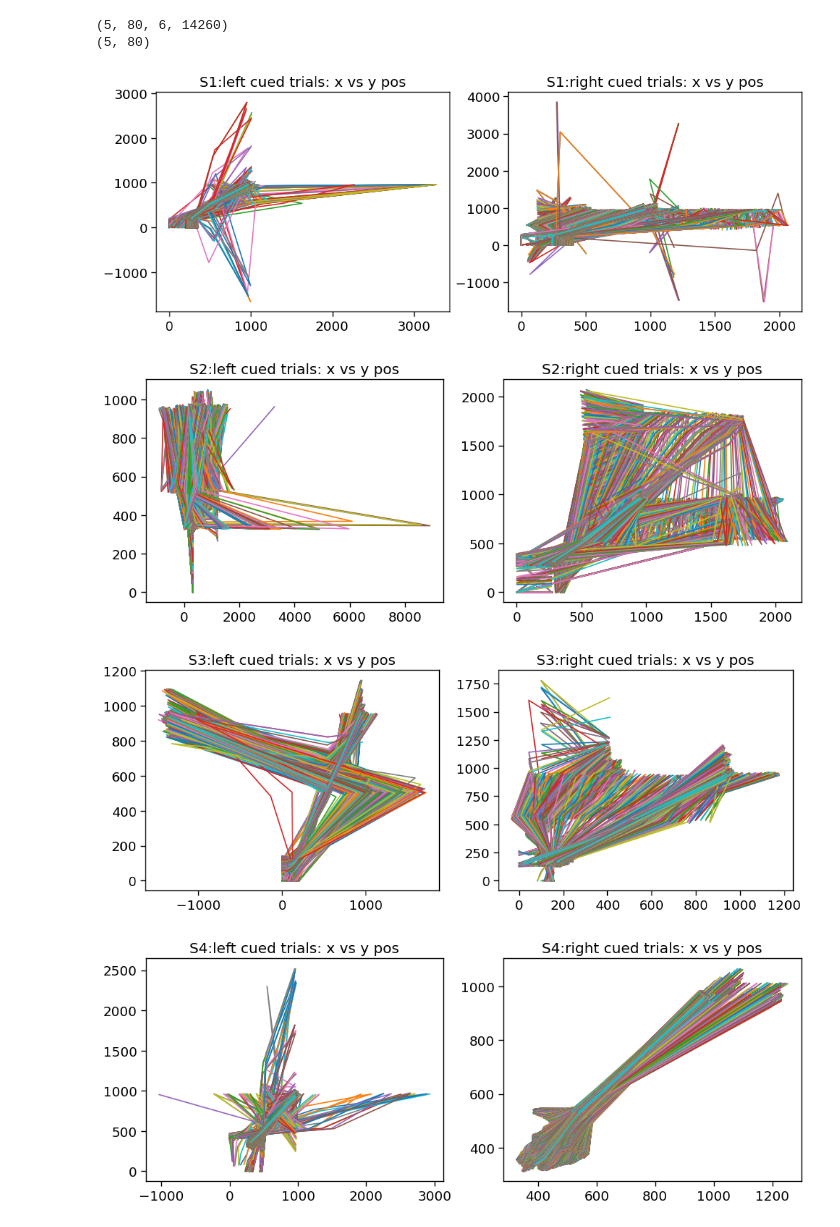
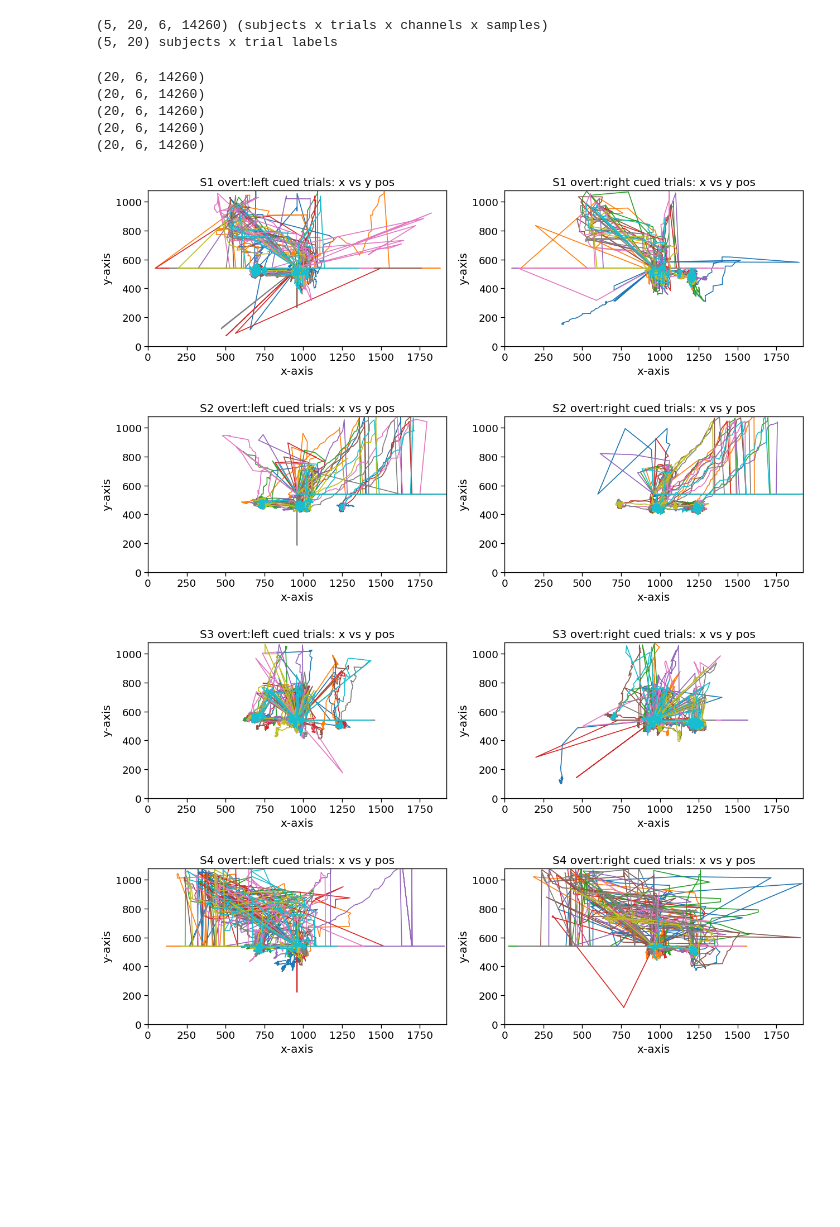
Before and after one commit to ShekharNarayanan/Covert_CVEP, a Jupyter notebook: version_2/analysis/eye_tracker_analysis1.ipynb, the cells around one changed output. Saved outputs shown, nothing was run; the diff lists cells and outputs as text; code cells hidden in the pictures; blank space fills up the shorter version.

Commit message:
updated position plots + added decoding curve

```diff
--- a/version_2/analysis/eye_tracker_analysis1.ipynb
+++ b/version_2/analysis/eye_tracker_analysis1.ipynb
@@ -26,16 +100,23 @@ subjects_covert = ["pilot3",
 exp_params = {
 'trial_time':20,
 'n_trials':20,
-'condition':"covert",
 "code":"mgold_61_6521_mod",
 "ses": "ses-S001",
-"runs" : 4,
+"covert_runs" : 4,
+"overt_runs" : 1,
 "fs": 713
 }
 
-# trial duration in samples
-trial_time_samples = exp_params['fs']*exp_params['trial_time']
-total_trials = exp_params['n_trials'] * exp_params ['runs']
+# Set conditions for the notebook
+condition = 'overt'
+if condition == 'covert':
+    # trial_time_samples = exp_params['fs'] * exp_params['trial_time']
+    trial_time_samples = exp_params['fs'] * exp_params['trial_time']
+    total_trials = exp_params['n_trials'] * exp_params ['covert_runs']
+else:
+    trial_time_samples = exp_params['fs'] * exp_params['trial_time']
+    total_trials = exp_params['n_trials'] * exp_params ['overt_runs']
+
 n_chans = 6 # 6 channels in eye tracking data
 # %%
 epo_data_all_subjects = np.zeros((len(subjects_covert), total_trials, n_chans, trial_time_samples))
@@ -150,32 +204,49 @@ Stream 1: Calculated effective sampling rate 731.5099 Hz is different from speci
 # %%
-print(epo_data_all_subjects.shape)
-print(labels_all_subjects.shape)
+print(epo_data_all_subjects.shape, "(subjects x trials x channels x samples)")
+print(labels_all_subjects.shape,"subjects x trial labels")
 # %% [output]
-(5, 80, 6, 14260)
-(5, 80)
+(5, 20, 6, 14260) (subjects x trials x channels x samples)
+(5, 20) subjects x trial labels
 # %%
 for i_sub in range(len(subjects_covert)):
 
     # get data
     X, y = epo_data_all_subjects[i_sub], labels_all_subjects[i_sub]
+    # trial_chosen = 1
+    print(X.shape)
 
     # plot eye tracking data for different classes
 
     # pick a random run here
     data_class0 = X[np.where(y == 0)[0]]
     data_class1 = X[np.where(y == 1)[0]]
 
-    plt.figure(figsize = (11.69,4))
+    plt.figure(figsize = (13,4))
     plt.subplot(121)
-    plt.plot(data_class0[0],data_class0[1])
-    plt.title(f'S{i_sub+1}:left cued trials: x vs y pos')
+    for trial_chosen in range(data_class0.shape[0]):
+        plt.plot(data_class0[trial_chosen][0],data_class0[trial_chosen][1])
+    plt.xlim([0,1920])
+    plt.ylim([0,1080])
+    plt.xlabel('x-axis')
+    plt.ylabel('y-axis')
+    plt.title(f'S{i_sub+1} {condition}:left cued trials: x vs y pos')
 
     plt.subplot(122)
-    plt.plot(data_class1[0],data_class1[1])
-    plt.title(f'S{i_sub+1}:right cued trials: x vs y pos')
-    plt.show()
+    for trial_chosen in range(data_class1.shape[0]):
+        plt.plot(data_class1[trial_chosen][0],data_class1[trial_chosen][1])
+    plt.xlim([0,1920])
+    plt.ylim([0,1080])
+    plt.title(f'S{i_sub+1} {condition}:right cued trials: x vs y pos')
+    plt.xlabel('x-axis')
+    plt.ylabel('y-axis')
+    plt.tight_layout()
 # %% [output]
+(20, 6, 14260)
+(20, 6, 14260)
+(20, 6, 14260)
+(20, 6, 14260)
+(20, 6, 14260)
-[figure, old version]
+[figure, new version]
-[figure, old version]
+[figure, new version]
-[figure, old version]
+[figure, new version]
-[figure, old version]
+[figure, new version]
```
Also changed, not shown: parts of 6 cells of this notebook.
